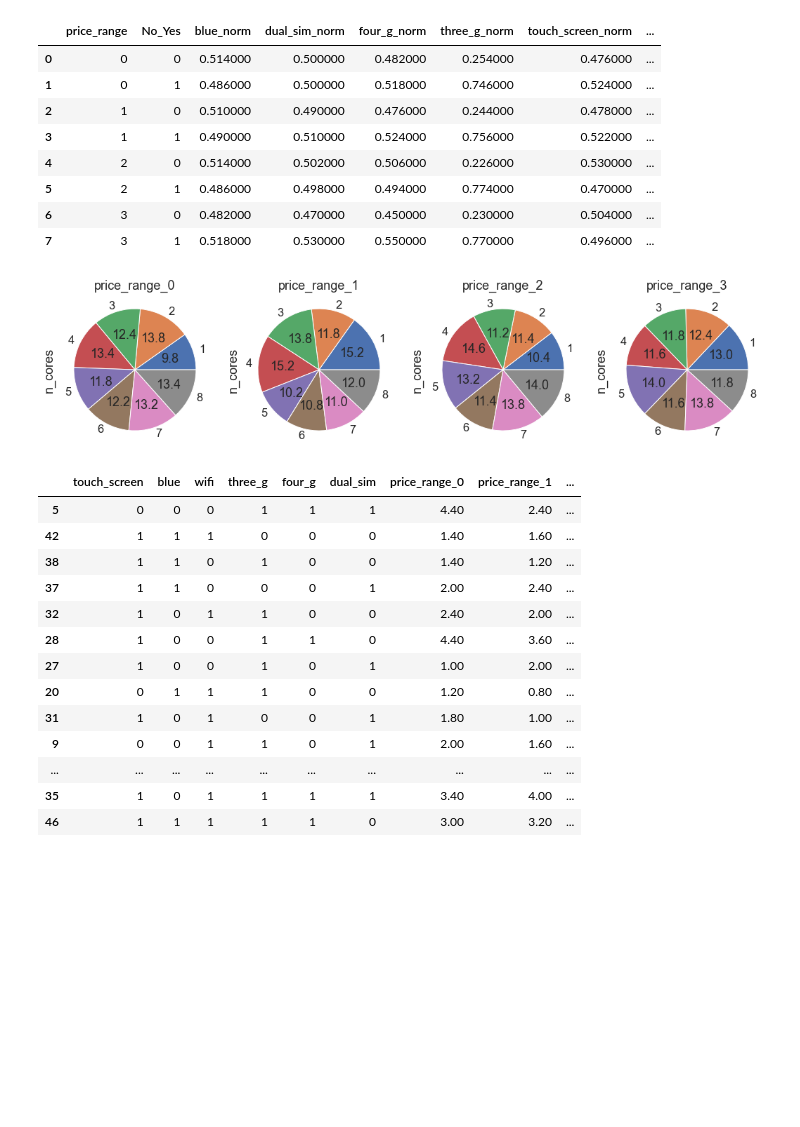
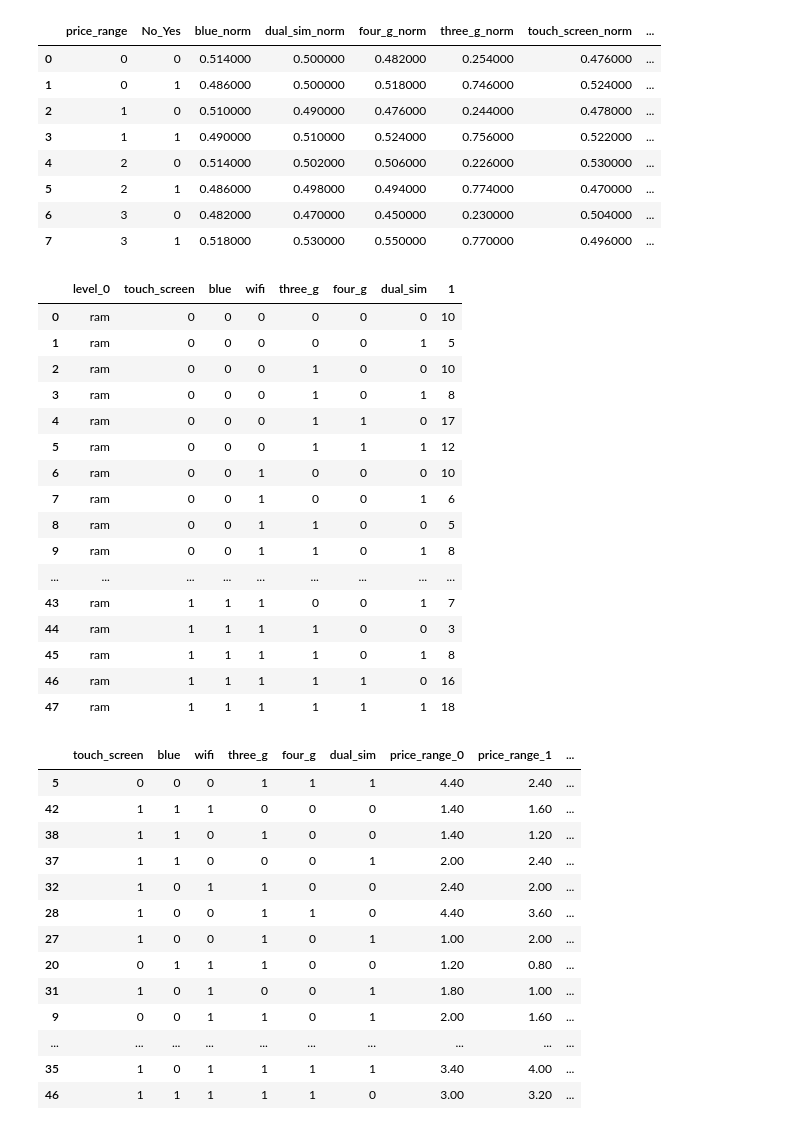
Before and after one commit to pprochon/Data_visualisation, a Jupyter notebook: Mobile_visualization.ipynb, the cells around one changed output. Drawn from its saved outputs; the diff is of its cells as text; code cells hidden in the pictures; blank space fills up the shorter version.

```diff
--- a/Mobile_visualization.ipynb
+++ b/Mobile_visualization.ipynb
@@ -98,4 +104,8 @@ plt.savefig('cont_features.png')
 # %%
-pd.options.display.float_format = '{:,.0f}'.format
-df.groupby("price_range")['clock_speed','fc','m_dep', 'mobile_wt', 'pc','ram', 'sc_h', 'sc_w', 'talk_time'].describe()
+# EDA of other variables
+feats = ['clock_speed','fc','m_dep', 'mobile_wt', 'pc','ram', 'sc_h', 'sc_w', 'talk_time']
+for x in feats:
+    pd.options.display.float_format = '{:,.2f}'.format
+    print(x)
+    print(df.groupby("price_range")[x].describe())
 # %% [output]
@@ -150,23 +211,29 @@ feats_perc
 | 5 | 2 | 1 | 0.486000 | 0.498000 | 0.494000 | 0.774000 | 0.470000 | ... |
 | 6 | 3 | 0 | 0.482000 | 0.470000 | 0.450000 | 0.230000 | 0.504000 | ... |
 | 7 | 3 | 1 | 0.518000 | 0.530000 | 0.550000 | 0.770000 | 0.496000 | ... |
-# %%
-
-plt.figure(1,figsize=(18, 4))
-plt.subplot(141).tick_params(bottom=False,labelbottom=False)
-df[df['price_range']==0].n_cores.value_counts(normalize=True, sort = False).plot(kind='pie', autopct="%.1f", title = 'price_range_0', xlabel = '')
-plt.subplot(142).tick_params(bottom=False,labelbottom=False)
-df[df['price_range']==1].n_cores.value_counts(normalize=True, sort = False).plot(kind='pie', autopct="%.1f", title = 'price_range_1', xlabel = '')
-plt.subplot(143).tick_params(bottom=False,labelbottom=False)
-df[df['price_range']==2].n_cores.value_counts(normalize=True, sort = False).plot(kind='pie', autopct="%.1f", title = 'price_range_2', xlabel = '')
-plt.subplot(144).tick_params(bottom=False,labelbottom=False)
-df[df['price_range']==3].n_cores.value_counts(normalize=True, sort = False).plot(kind='pie', autopct="%.1f", title = 'price_range_3', xlabel = '')
-plt.savefig('n_cores_features.png')
-# %% [output]
-[figure, removed]
 # %%
+
 table = pd.pivot_table(df, index = ['price_range'], columns = ['touch_screen','blue','wifi','three_g','four_g', 'dual_sim'],
                values = ["ram"], aggfunc = 'count')
+table.iloc[1].reset_index()
+# %% [output]
+|  | level_0 | touch_screen | blue | wifi | three_g | four_g | dual_sim | 1 |
+| 0 | ram | 0 | 0 | 0 | 0 | 0 | 0 | 10 |
+| 1 | ram | 0 | 0 | 0 | 0 | 0 | 1 | 5 |
+| 2 | ram | 0 | 0 | 0 | 1 | 0 | 0 | 10 |
+| 3 | ram | 0 | 0 | 0 | 1 | 0 | 1 | 8 |
+| 4 | ram | 0 | 0 | 0 | 1 | 1 | 0 | 17 |
+| 5 | ram | 0 | 0 | 0 | 1 | 1 | 1 | 12 |
+| 6 | ram | 0 | 0 | 1 | 0 | 0 | 0 | 10 |
+| 7 | ram | 0 | 0 | 1 | 0 | 0 | 1 | 6 |
+| 8 | ram | 0 | 0 | 1 | 1 | 0 | 0 | 5 |
+| 9 | ram | 0 | 0 | 1 | 1 | 0 | 1 | 8 |
+| ... | ... | ... | ... | ... | ... | ... | ... | ... |
+| 43 | ram | 1 | 1 | 1 | 0 | 0 | 1 | 7 |
+| 44 | ram | 1 | 1 | 1 | 1 | 0 | 0 | 3 |
+| 45 | ram | 1 | 1 | 1 | 1 | 0 | 1 | 8 |
+| 46 | ram | 1 | 1 | 1 | 1 | 1 | 0 | 16 |
+| 47 | ram | 1 | 1 | 1 | 1 | 1 | 1 | 18 |
 # %%
 df2 = table.iloc[0].reset_index()
 df3 = table.iloc[1].reset_index()
```
Also changed, not shown: parts of 23 cells of this notebook, 3 other files.
